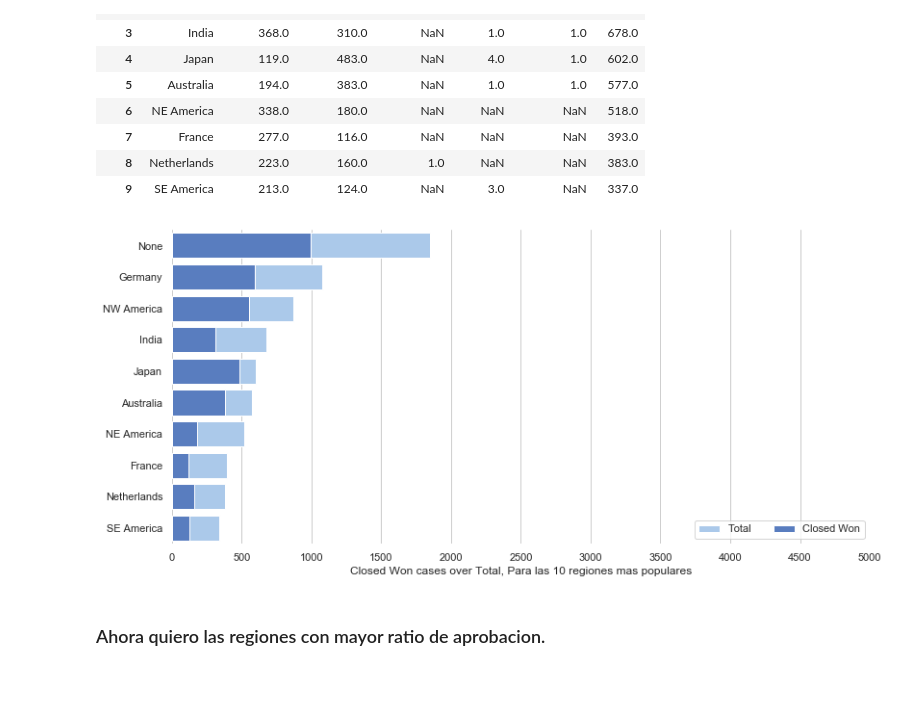
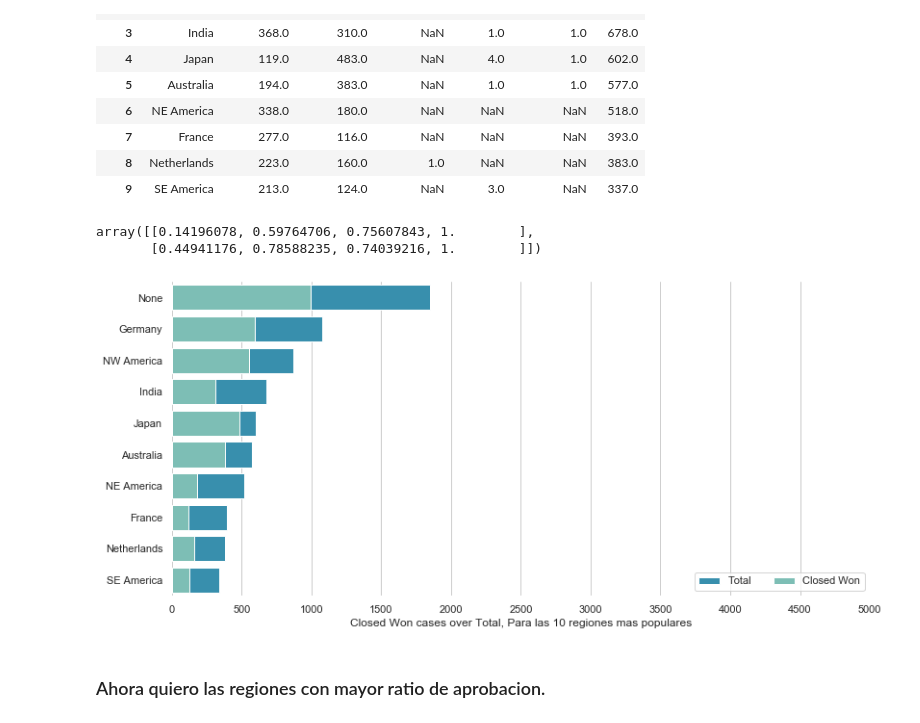
Before and after one commit to RiedelNicolas/75.06-2C2020-TP1, a Jupyter notebook: AnalisisGeografico.ipynb, the cells around one changed output. Drawn from its saved outputs; the diff is of its cells as text; code cells hidden in the pictures; blank space fills up the shorter version.

```diff
--- a/AnalisisGeografico.ipynb
+++ b/AnalisisGeografico.ipynb
@@ -293,33 +297,40 @@ tabla
 | 7 | France | 277.0 | 116.0 | NaN | NaN | NaN | 393.0 |
 | 8 | Netherlands | 223.0 | 160.0 | 1.0 | NaN | NaN | 383.0 |
 | 9 | SE America | 213.0 | 124.0 | NaN | 3.0 | NaN | 337.0 |
+# %%
+saltos = np.linspace(0.6, 0.4,2 )
+colores = cmap(saltos)
+colores
+# %% [output]
+array([[0.14196078, 0.59764706, 0.75607843, 1.        ],
+       [0.44941176, 0.78588235, 0.74039216, 1.        ]])
 # %%
 sns.set_theme(style="whitegrid")
 
 # Initialize the matplotlib figure
 f, ax = plt.subplots(figsize=(13, 6))
 
 # Load the example car crash dataset
 aPlotear = tabla
 
 # Plot the total crashes
 sns.set_color_codes("pastel")
 sns.barplot(x="Total", y="Territory", data=aPlotear,
-            label="Total", color="b")
+            label="Total", color=colores[0])
 
 # Plot the crashes where alcohol was involved
 sns.set_color_codes("muted")
 sns.barplot(x="Closed Won", y="Territory", data=aPlotear,
-            label="Closed Won", color="b")
+            label="Closed Won", color=colores[1])
 
 # Add a legend and informative axis label
 ax.legend(ncol=2, loc="lower right", frameon=True)
 ax.set(xlim=(0, 5000), ylabel="",
        xlabel="Closed Won cases over Total, Para las 10 regiones mas populares")
 ax.set_xticks(np.arange(0, 5001, 500))
 sns.despine(left=True, bottom=True)
 # %% [output]
-[figure, old version]
+[figure, new version]
 # %% [markdown]
 ### Ahora quiero las regiones con mayor ratio de aprobacion.
 # %%
```
Also changed, not shown: parts of 9 cells of this notebook.
